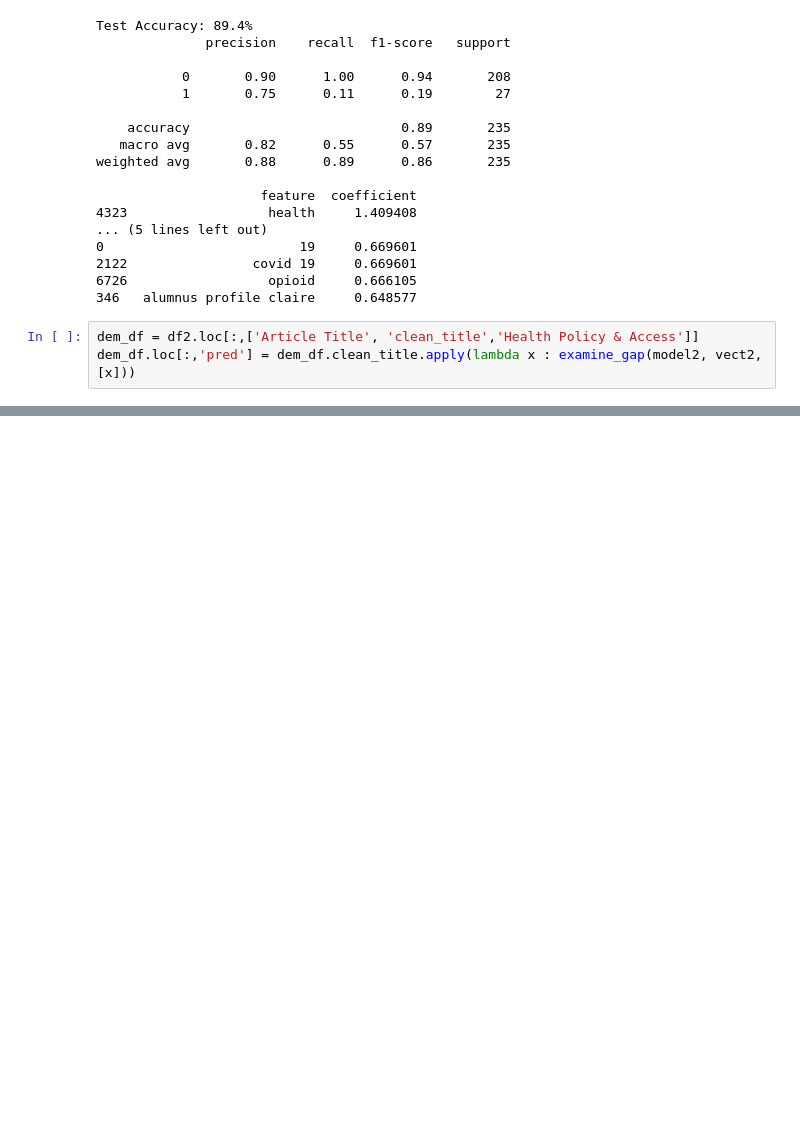
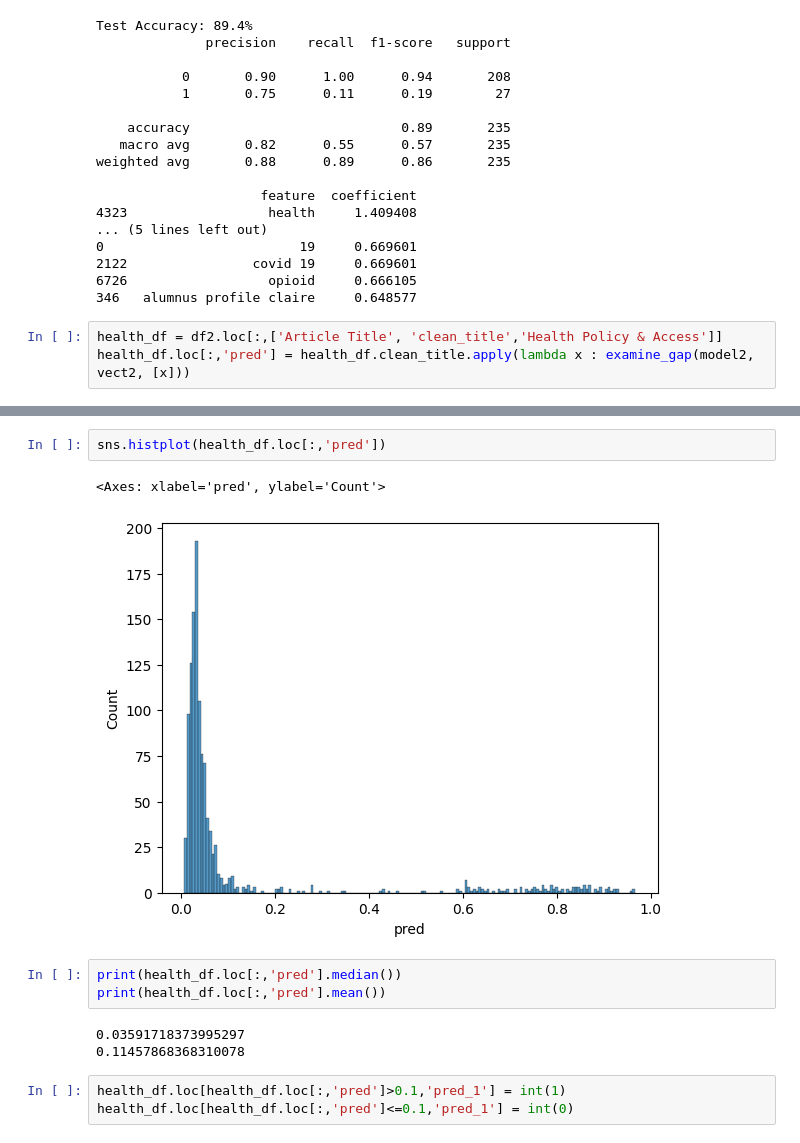
Before and after one commit to miaoli-04/news_scraping_and_topic_identification, a Jupyter notebook: NLP_model.ipynb, the cells around one changed output, grey strips where cells are left out. Cells and saved outputs as stored; diff of their text form; blank space fills up the shorter version.

```diff
--- a/NLP_model.ipynb
+++ b/NLP_model.ipynb
@@ -155,6 +161,6 @@ weighted avg       0.88      0.89      0.86       235
 6726                  opioid     0.666105
 346   alumnus profile claire     0.648577
 # %%
-dem_df = df2.loc[:,['Article Title', 'clean_title','Health Policy & Access']]
-dem_df.loc[:,'pred'] = dem_df.clean_title.apply(lambda x : examine_gap(model2, vect2, [x]))
+health_df = df2.loc[:,['Article Title', 'clean_title','Health Policy & Access']]
+health_df.loc[:,'pred'] = health_df.clean_title.apply(lambda x : examine_gap(model2, vect2, [x]))
 # %%
@@ -175,0 +186,14 @@ dem_df.loc[dem_df.loc[:,'Health Policy & Access'] == 1, :].sort_values('pred', a
+# %%
+sns.histplot(health_df.loc[:,'pred'])
+# %% [output]
+<Axes: xlabel='pred', ylabel='Count'>
+[figure, added]
+# %%
+print(health_df.loc[:,'pred'].median())
+print(health_df.loc[:,'pred'].mean())
+# %% [output]
+0.03591718373995297
+0.11457868368310078
+# %%
+health_df.loc[health_df.loc[:,'pred']>0.1,'pred_1'] = int(1)
+health_df.loc[health_df.loc[:,'pred']<=0.1,'pred_1'] = int(0)
```
Also changed, not shown: parts of 4 cells of this notebook.
